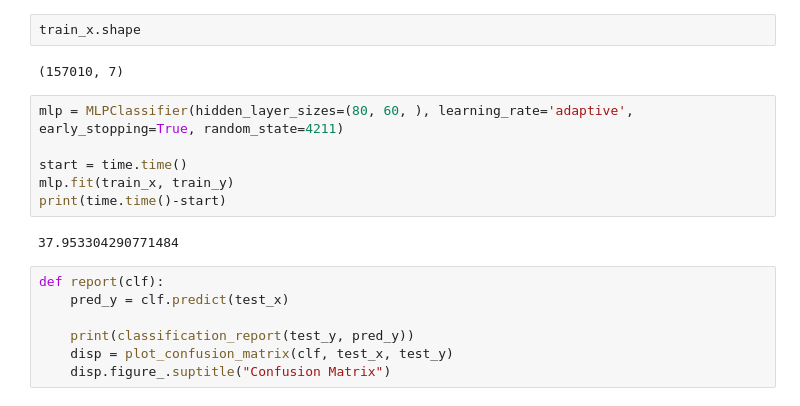
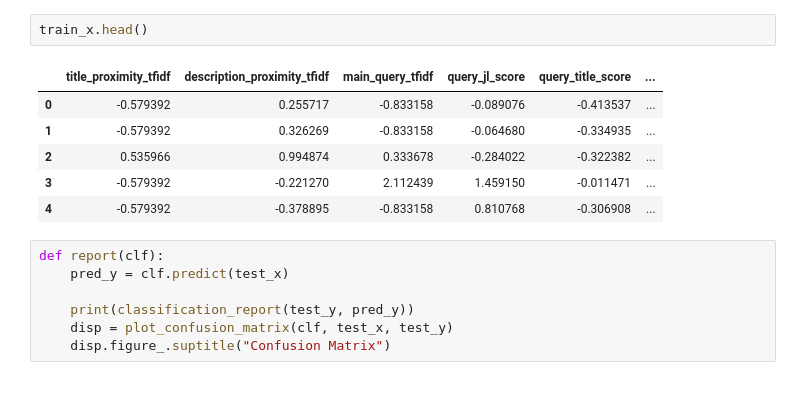
Before and after one commit to jshian/Predict_CTR, a Jupyter notebook: nn.ipynb, the cells around one changed output. Cells and saved outputs as stored; diff of their text form.

```diff
--- a/nn.ipynb
+++ b/nn.ipynb
@@ -85,15 +102,12 @@ train_x.describe()
 # %%
-train_x.shape
+train_x.head()
 # %% [output]
-(157010, 7)
+|  | title_proximity_tfidf | description_proximity_tfidf | main_query_tfidf | query_jl_score | query_title_score | ... |
+| 0 | -0.579392 | 0.255717 | -0.833158 | -0.089076 | -0.413537 | ... |
+| 1 | -0.579392 | 0.326269 | -0.833158 | -0.064680 | -0.334935 | ... |
+| 2 | 0.535966 | 0.994874 | 0.333678 | -0.284022 | -0.322382 | ... |
+| 3 | -0.579392 | -0.221270 | 2.112439 | 1.459150 | -0.011471 | ... |
+| 4 | -0.579392 | -0.378895 | -0.833158 | 0.810768 | -0.306908 | ... |
-# %%
-mlp = MLPClassifier(hidden_layer_sizes=(80, 60, ), learning_rate='adaptive', early_stopping=True, random_state=4211)
-
-start = time.time()
-mlp.fit(train_x, train_y)
-print(time.time()-start)
-# %% [output]
-37.953304290771484
 # %%
 def report(clf):
     pred_y = clf.predict(test_x)
```
Also changed, not shown: parts of 10 cells of this notebook.
